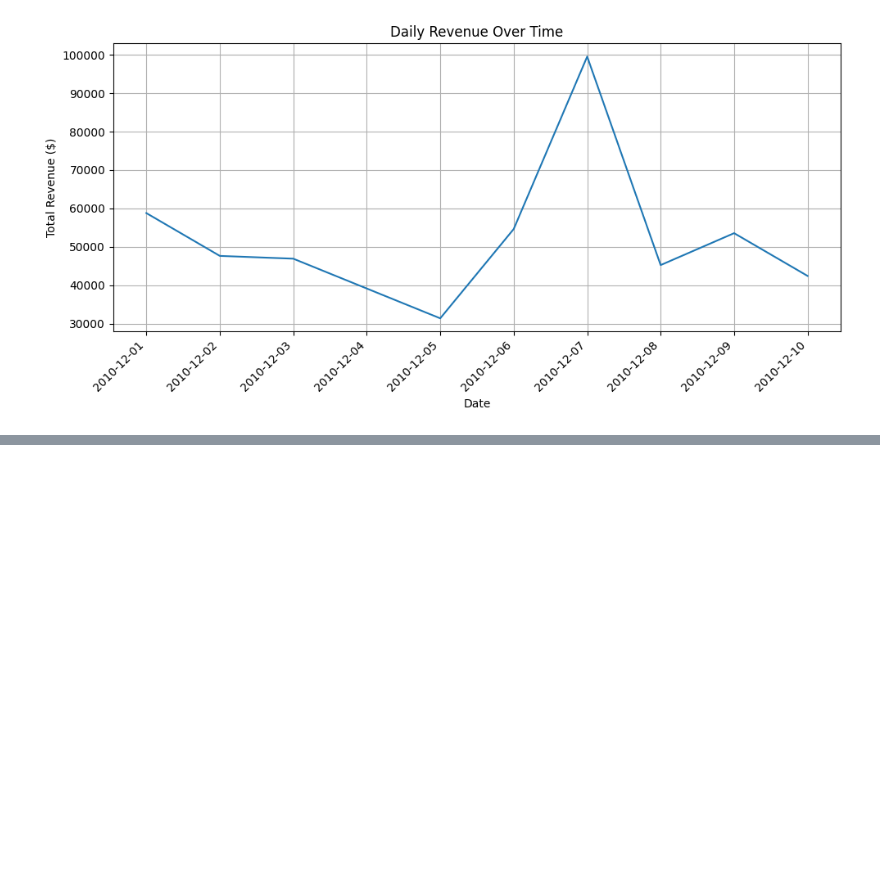
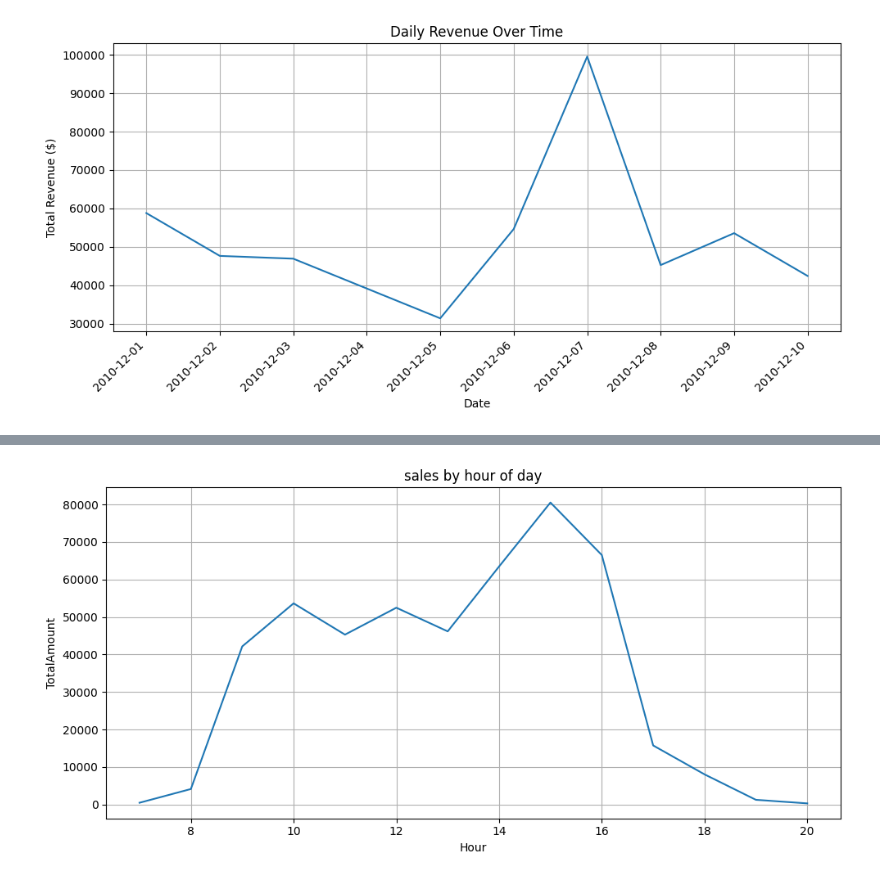
Before and after one commit to Guri-1186/Sales-Performance-Analysis, a Jupyter notebook: sales_analysis..ipynb, the cells around one changed output, grey strips where cells are left out. Drawn from its saved outputs; the diff is of its cells as text; code cells hidden in the pictures; blank space fills up the shorter version.

Commit message:
Analyze sales by hour of day

```diff
--- a/sales_analysis..ipynb
+++ b/sales_analysis..ipynb
@@ -496,5 +491,4 @@ plt.show()
 # %%
-#analyze sales by hour of day
 
-#shekmeni cvladi hourly_patterns
-# Create line plot of daily revenue trends hourly_patterns   -  orivegan unda gamoiyeno group by,
+hourly_patterns = sales_clean.groupby("Hour")["TotalAmount"].sum()
+print(hourly_patterns)
@@ -503,0 +512,9 @@ plt.show()
+# %%
+hourly_patterns.plot(kind = "line", figsize = (10,5), title = "sales by hour of day")
+plt.xlabel("Hour")
+plt.ylabel("TotalAmount")
+plt.grid(True)
+plt.tight_layout()
+plt.show()
+# %% [output]
+[figure, added]
```
Also changed, not shown: parts of 5 cells of this notebook.
